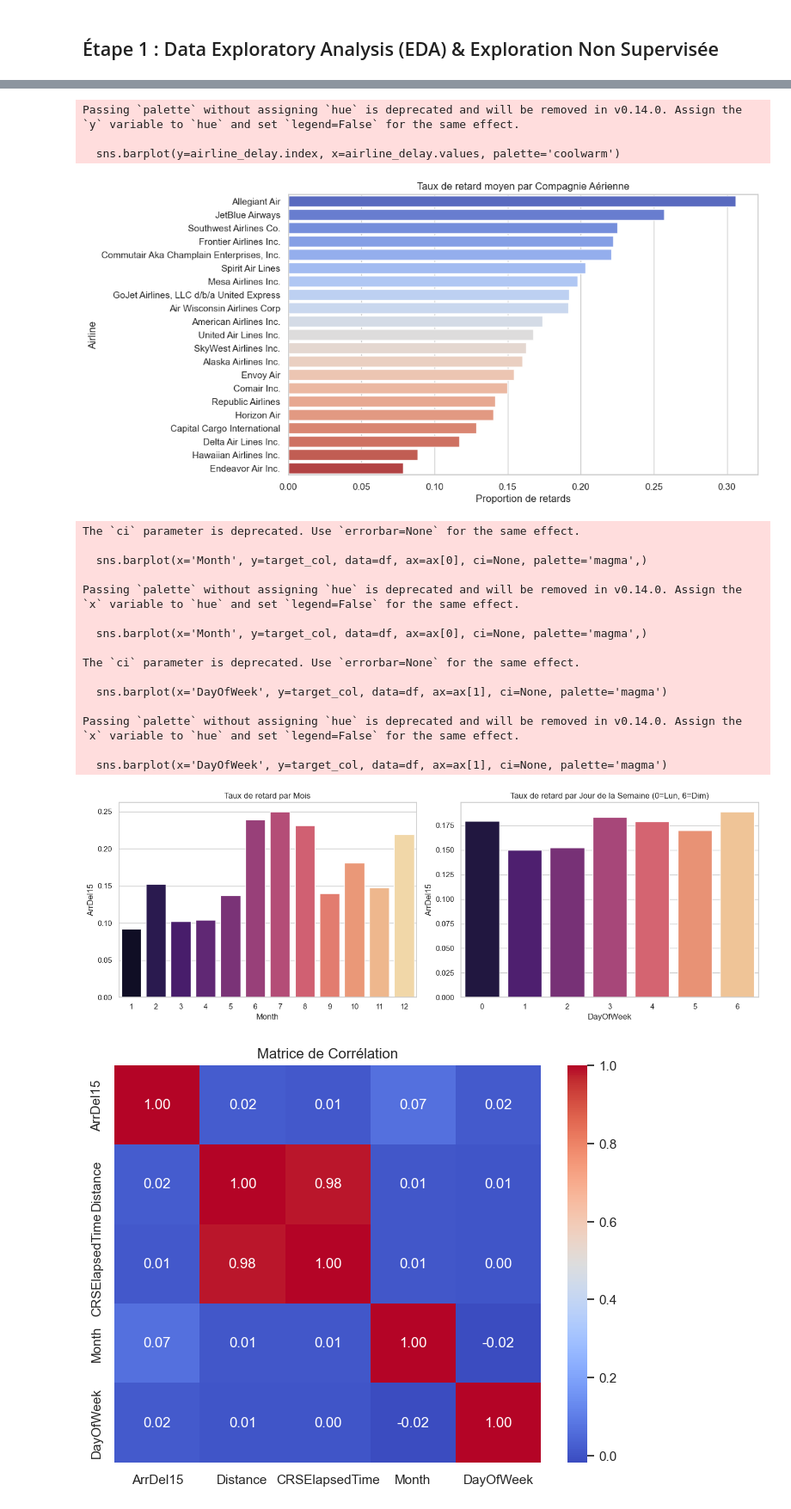
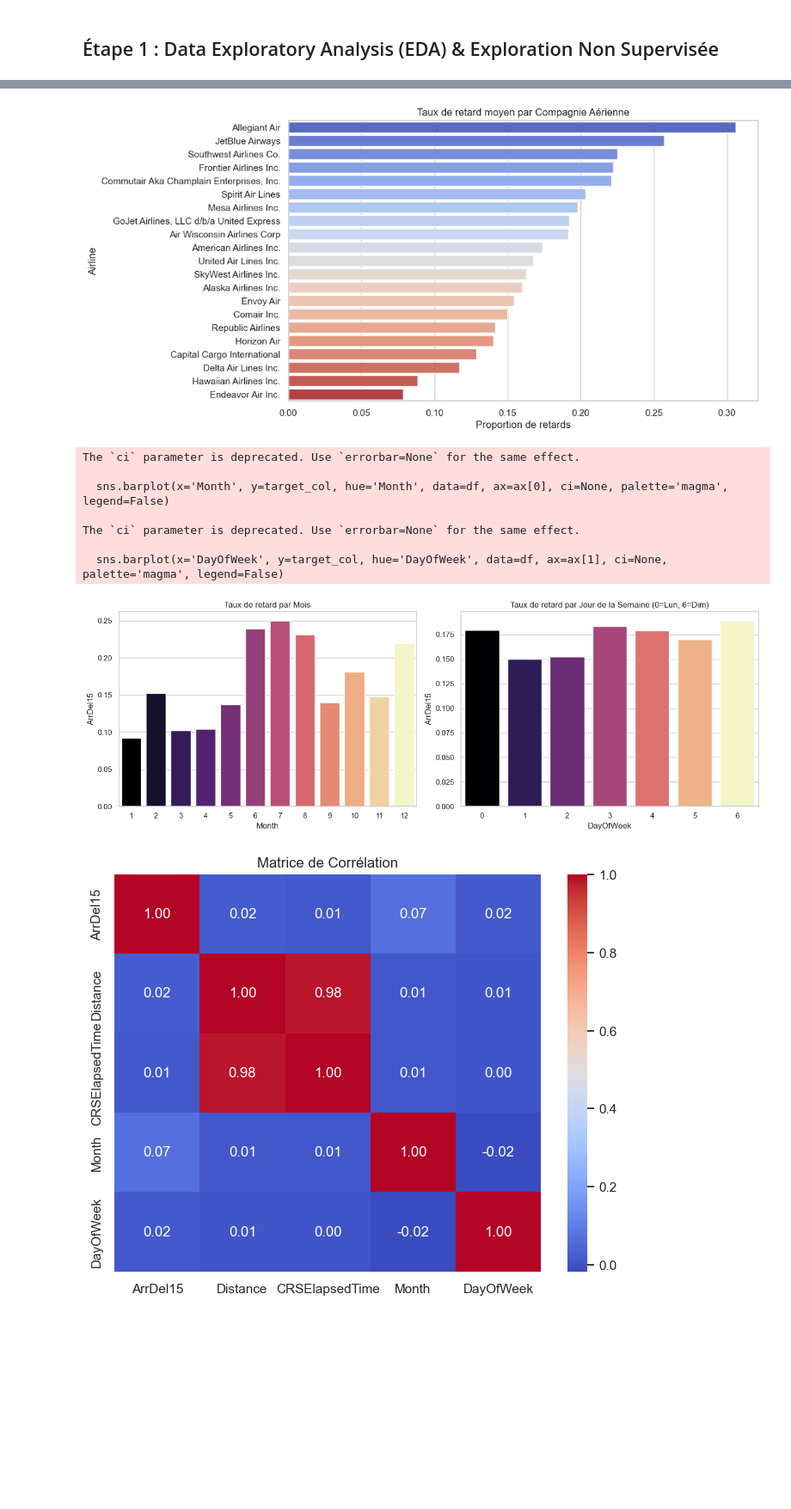
Before and after one commit to eliasmorio/flight_status_prediction, a Jupyter notebook: main.ipynb, the cells around one changed output, grey strips where cells are left out. Shown at 86% size. Saved outputs shown, nothing was run; the diff lists cells and outputs as text; code cells hidden in the pictures; blank space fills up the shorter version.

Commit message:
modify seaborn plotting functions to address deprecation warnings.

```diff
--- a/main.ipynb
+++ b/main.ipynb
@@ -92,48 +89,37 @@ Passing `palette` without assigning `hue` is deprecated and will be removed in v
 # %%
 # 1.3 Visualisation Univariée & Bivariée
 if 'Airline' in df.columns and target_col in df.columns:
     # Taux de retard par Airline
     airline_delay = df.groupby('Airline')[target_col].mean().sort_values(ascending=False)
 
     plt.figure(figsize=(10, 6))
-    sns.barplot(y=airline_delay.index, x=airline_delay.values, palette='coolwarm')
+    sns.barplot(y=airline_delay.index, x=airline_delay.values, hue=airline_delay.index, palette='coolwarm', legend=False)
     plt.title('Taux de retard moyen par Compagnie Aérienne')
     plt.xlabel('Proportion de retards')
     plt.show()
 
 if 'Month' in df.columns and target_col in df.columns:
     # Taux de retard par Month et DayOfWeek
     fig, ax = plt.subplots(1, 2, figsize=(14, 5))
 
-    sns.barplot(x='Month', y=target_col, data=df, ax=ax[0], ci=None, palette='magma',)
+    sns.barplot(x='Month', y=target_col, hue='Month', data=df, ax=ax[0], ci=None, palette='magma', legend=False)
     ax[0].set_title('Taux de retard par Mois')
 
-    sns.barplot(x='DayOfWeek', y=target_col, data=df, ax=ax[1], ci=None, palette='magma')
+    sns.barplot(x='DayOfWeek', y=target_col, hue='DayOfWeek', data=df, ax=ax[1], ci=None, palette='magma', legend=False)
     ax[1].set_title('Taux de retard par Jour de la Semaine (0=Lun, 6=Dim)')
 
     plt.tight_layout()
     plt.show()
 # %% [output]
+[figure]
-Passing `palette` without assigning `hue` is deprecated and will be removed in v0.14.0. Assign the `y` variable to `hue` and set `legend=False` for the same effect.
+The `ci` parameter is deprecated. Use `errorbar=None` for the same effect.
 
-  sns.barplot(y=airline_delay.index, x=airline_delay.values, palette='coolwarm')
+  sns.barplot(x='Month', y=target_col, hue='Month', data=df, ax=ax[0], ci=None, palette='magma', legend=False)
+
+The `ci` parameter is deprecated. Use `errorbar=None` for the same effect.
+
+  sns.barplot(x='DayOfWeek', y=target_col, hue='DayOfWeek', data=df, ax=ax[1], ci=None, palette='magma', legend=False)
-[figure]
-The `ci` parameter is deprecated. Use `errorbar=None` for the same effect.
-
-  sns.barplot(x='Month', y=target_col, data=df, ax=ax[0], ci=None, palette='magma',)
-
-Passing `palette` without assigning `hue` is deprecated and will be removed in v0.14.0. Assign the `x` variable to `hue` and set `legend=False` for the same effect.
-
-  sns.barplot(x='Month', y=target_col, data=df, ax=ax[0], ci=None, palette='magma',)
-
-The `ci` parameter is deprecated. Use `errorbar=None` for the same effect.
-
-  sns.barplot(x='DayOfWeek', y=target_col, data=df, ax=ax[1], ci=None, palette='magma')
-
-Passing `palette` without assigning `hue` is deprecated and will be removed in v0.14.0. Assign the `x` variable to `hue` and set `legend=False` for the same effect.
-
-  sns.barplot(x='DayOfWeek', y=target_col, data=df, ax=ax[1], ci=None, palette='magma')
-[figure, old version]
+[figure, new version]
 # %%
 # 1.4 Corrélation (Variables numériques)
 # Sélection de quelques variables numériques clés
```
Also changed, not shown: parts of 2 cells of this notebook.
